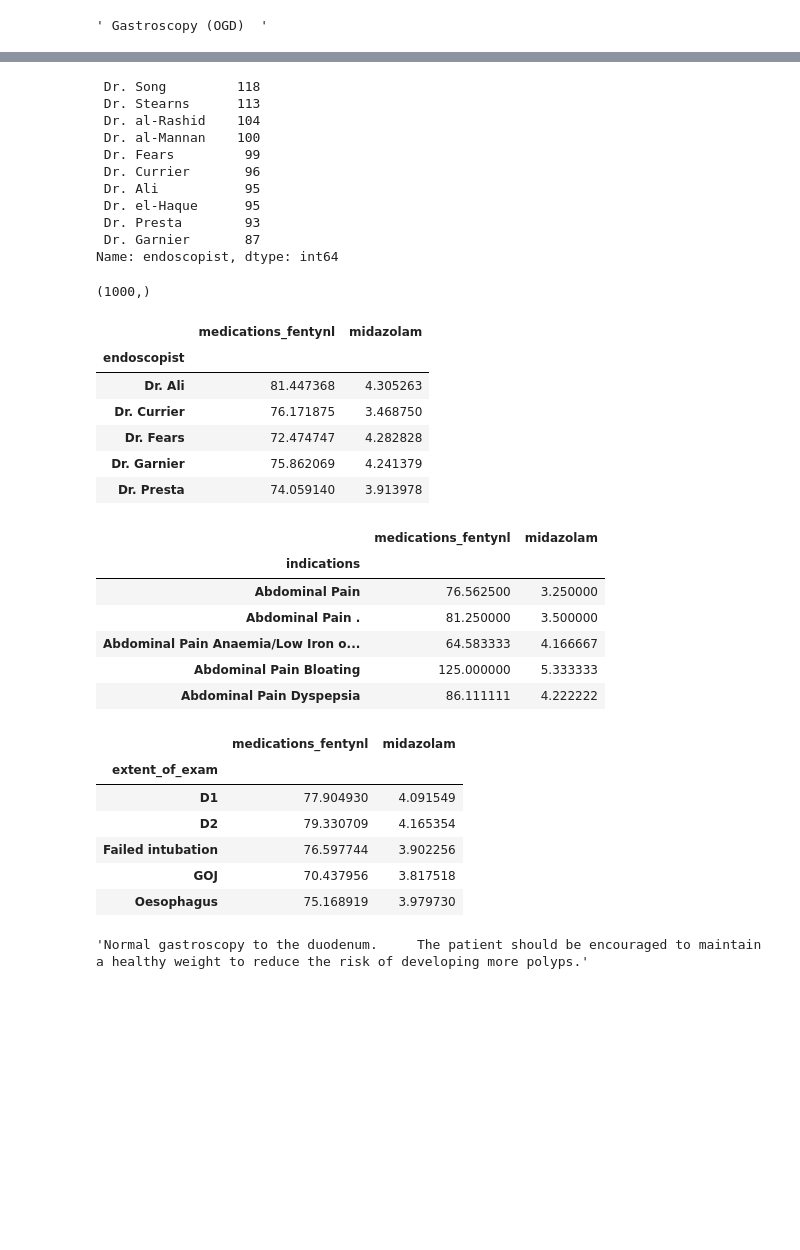
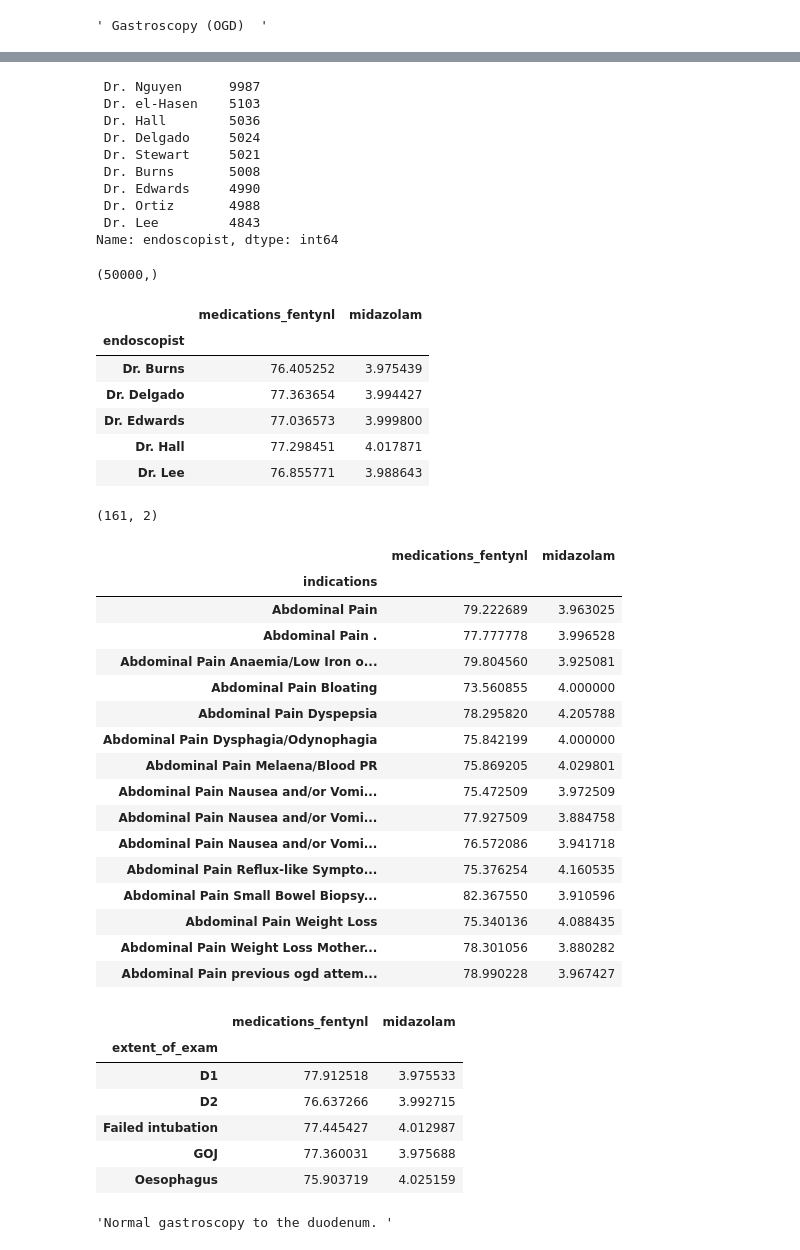
Before and after one commit to NabilLawrence/open_medicine, a Jupyter notebook: notebooks/Data_preprocessing_Upper_GI.ipynb, the cells around one changed output, grey strips where cells are left out. Saved outputs shown, nothing was run; the diff lists cells and outputs as text; code cells hidden in the pictures; blank space fills up the shorter version.

```diff
--- a/notebooks/Data_preprocessing_Upper_GI.ipynb
+++ b/notebooks/Data_preprocessing_Upper_GI.ipynb
@@ -15,7 +15,7 @@ from sklearn.pipeline import make_pipeline
 from sklearn.preprocessing import OneHotEncoder
 from sklearn.impute import SimpleImputer, KNNImputer
 # %%
-df = pd.read_csv("../data/OGD_FakeSet.csv")
+df = pd.read_csv("../data/UpperGI.csv")
 # %%
 df.head()
 # %% [output]
@@ -28,4 +28,4 @@ df.head()
 # %%
-
+df = df.rename(columns={"out": "text"})
 df.text[0]
 # %% [output]
@@ -266,21 +266,20 @@ Name: indications, Length: 159, dtype: int64
 # %%
 df.endoscopist.value_counts()
 # %% [output]
- Dr. Song         118
- Dr. Stearns      113
- Dr. al-Rashid    104
- Dr. al-Mannan    100
- Dr. Fears         99
- Dr. Currier       96
- Dr. Ali           95
- Dr. el-Haque      95
- Dr. Presta        93
- Dr. Garnier       87
+ Dr. Nguyen      9987
+ Dr. el-Hasen    5103
+ Dr. Hall        5036
+ Dr. Delgado     5024
+ Dr. Stewart     5021
+ Dr. Burns       5008
+ Dr. Edwards     4990
+ Dr. Ortiz       4988
+ Dr. Lee         4843
 Name: endoscopist, dtype: int64
 # %%
 df.findings.shape
 # %% [output]
-(1000,)
+(50000,)
 # %%
 #df.findings.value_counts().sort_values(ascending=False)
 # %%
@@ -290,23 +289,37 @@ df_doc_drugs.head()
 # %% [output]
 |  | medications_fentynl | midazolam |
 | endoscopist |  |  |
-| Dr. Ali | 81.447368 | 4.305263 |
-| Dr. Currier | 76.171875 | 3.468750 |
-| Dr. Fears | 72.474747 | 4.282828 |
-| Dr. Garnier | 75.862069 | 4.241379 |
-| Dr. Presta | 74.059140 | 3.913978 |
+| Dr. Burns | 76.405252 | 3.975439 |
+| Dr. Delgado | 77.363654 | 3.994427 |
+| Dr. Edwards | 77.036573 | 3.999800 |
+| Dr. Hall | 77.298451 | 4.017871 |
+| Dr. Lee | 76.855771 | 3.988643 |
 # %%
 df_indications = df.groupby(df.indications).mean()
+# %%
+df_indications.shape
+# %% [output]
+(161, 2)
 # %%
-df_indications.head()
+df_indications.head(15)
 # %% [output]
 |  | medications_fentynl | midazolam |
 | indications |  |  |
-| Abdominal Pain | 76.562500 | 3.250000 |
-| Abdominal Pain . | 81.250000 | 3.500000 |
-| Abdominal Pain Anaemia/Low Iron o... | 64.583333 | 4.166667 |
-| Abdominal Pain Bloating | 125.000000 | 5.333333 |
-| Abdominal Pain Dyspepsia | 86.111111 | 4.222222 |
+| Abdominal Pain | 79.222689 | 3.963025 |
+| Abdominal Pain . | 77.777778 | 3.996528 |
+| Abdominal Pain Anaemia/Low Iron o... | 79.804560 | 3.925081 |
+| Abdominal Pain Bloating | 73.560855 | 4.000000 |
+| Abdominal Pain Dyspepsia | 78.295820 | 4.205788 |
+| Abdominal Pain Dysphagia/Odynophagia | 75.842199 | 4.000000 |
+| Abdominal Pain Melaena/Blood PR | 75.869205 | 4.029801 |
+| Abdominal Pain Nausea and/or Vomi... | 75.472509 | 3.972509 |
+| Abdominal Pain Nausea and/or Vomi... | 77.927509 | 3.884758 |
+| Abdominal Pain Nausea and/or Vomi... | 76.572086 | 3.941718 |
+| Abdominal Pain Reflux-like Sympto... | 75.376254 | 4.160535 |
+| Abdominal Pain Small Bowel Biopsy... | 82.367550 | 3.910596 |
+| Abdominal Pain Weight Loss | 75.340136 | 4.088435 |
+| Abdominal Pain Weight Loss Mother... | 78.301056 | 3.880282 |
+| Abdominal Pain previous ogd attem... | 78.990228 | 3.967427 |
 # %%
 df_extent_exam = df.groupby(df.extent_of_exam).mean()
 # %%
@@ -314,12 +327,12 @@ df_extent_exam.head()
 # %% [output]
 |  | medications_fentynl | midazolam |
 | extent_of_exam |  |  |
-| D1 | 77.904930 | 4.091549 |
-| D2 | 79.330709 | 4.165354 |
-| Failed intubation | 76.597744 | 3.902256 |
-| GOJ | 70.437956 | 3.817518 |
-| Oesophagus | 75.168919 | 3.979730 |
+| D1 | 77.912518 | 3.975533 |
+| D2 | 76.637266 | 3.992715 |
+| Failed intubation | 77.445427 | 4.012987 |
+| GOJ | 77.360031 | 3.975688 |
+| Oesophagus | 75.903719 | 4.025159 |
 # %%
 df.findings[800]
 # %% [output]
-'Normal gastroscopy to the duodenum.     The patient should be encouraged to maintain a healthy weight to reduce the risk of developing more polyps.'
+'Normal gastroscopy to the duodenum. '
```
Also changed, not shown: parts of 13 cells of this notebook.
